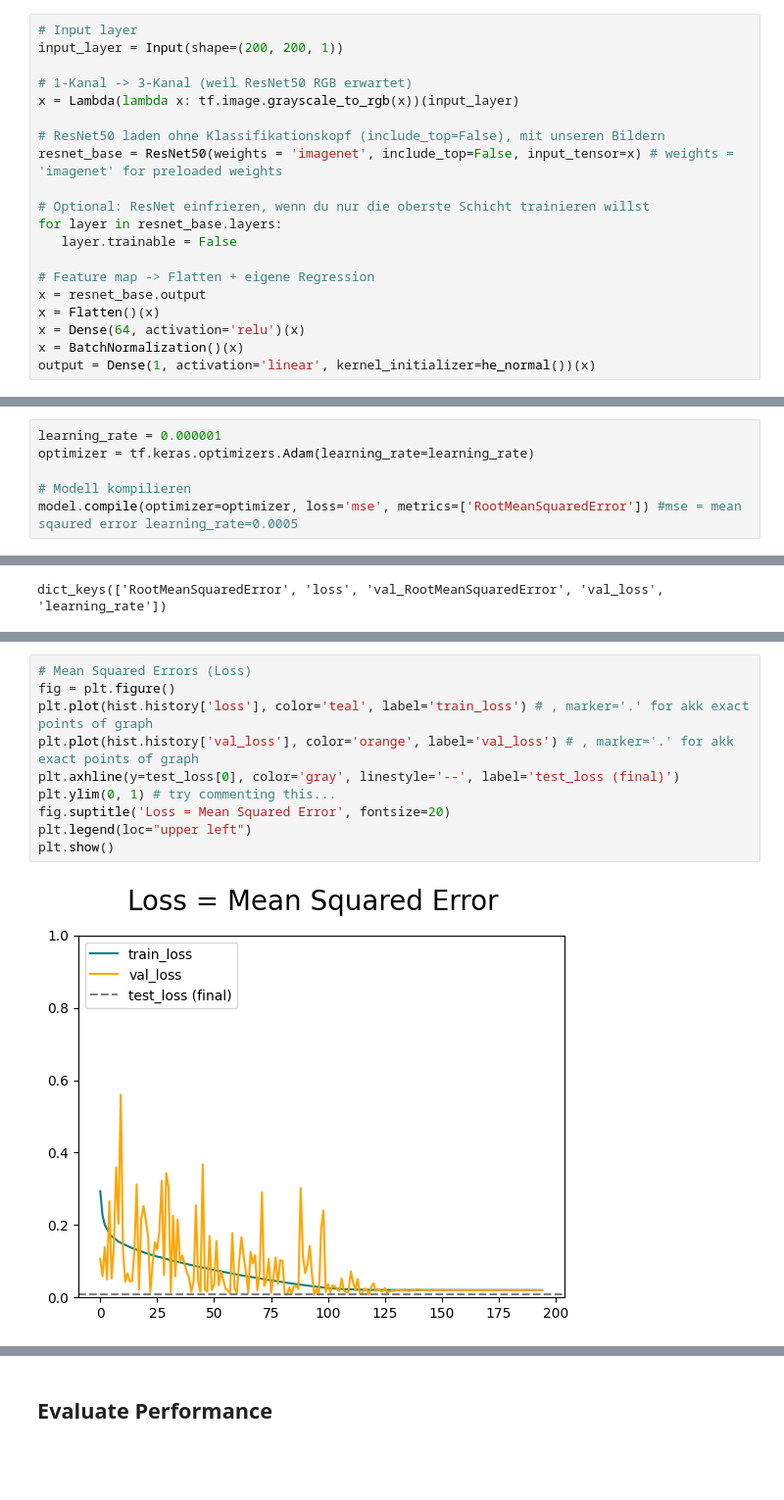
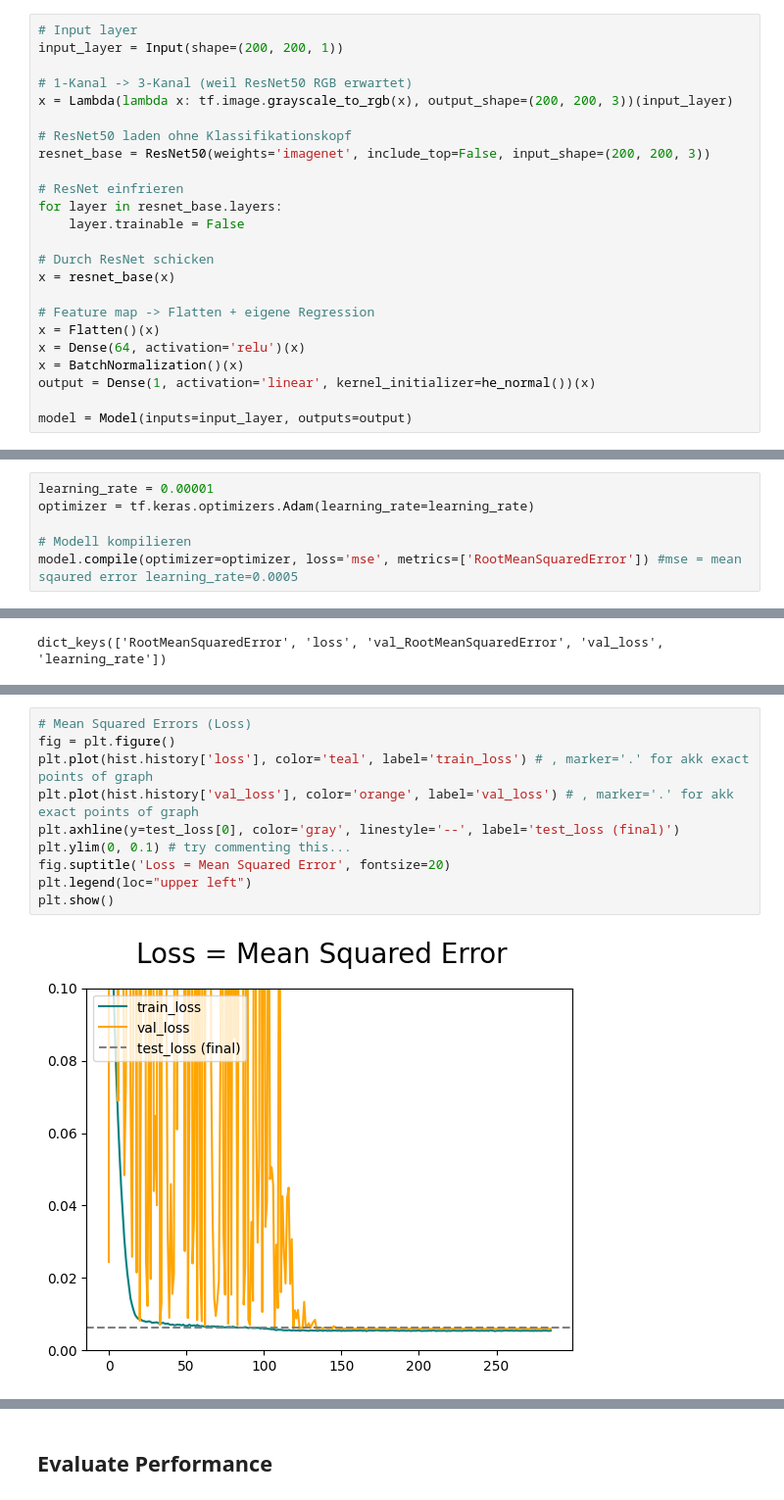
Before and after one commit to JannesGitHub/SDAS-Prediction-CV, a Jupyter notebook: notebooks_CNN/ResNet_SDAS_Prediction_Pipeline.ipynb, the cells around one changed output, grey strips where cells are left out. Shown at 98% size. Saved outputs shown, nothing was run; the diff lists cells and outputs as text; blank space fills up the shorter version.

```diff
--- a/notebooks_CNN/ResNet_SDAS_Prediction_Pipeline.ipynb
+++ b/notebooks_CNN/ResNet_SDAS_Prediction_Pipeline.ipynb
@@ -112,19 +112,23 @@ os.environ['PYTHONHASHSEED'] = '42'
 input_layer = Input(shape=(200, 200, 1))
 
 # 1-Kanal -> 3-Kanal (weil ResNet50 RGB erwartet)
-x = Lambda(lambda x: tf.image.grayscale_to_rgb(x))(input_layer)
+x = Lambda(lambda x: tf.image.grayscale_to_rgb(x), output_shape=(200, 200, 3))(input_layer)
 
-# ResNet50 laden ohne Klassifikationskopf (include_top=False), mit unseren Bildern
-resnet_base = ResNet50(weights = 'imagenet', include_top=False, input_tensor=x) # weights = 'imagenet' for preloaded weights
+# ResNet50 laden ohne Klassifikationskopf
+resnet_base = ResNet50(weights='imagenet', include_top=False, input_shape=(200, 200, 3))
 
-# Optional: ResNet einfrieren, wenn du nur die oberste Schicht trainieren willst
+# ResNet einfrieren
 for layer in resnet_base.layers:
-   layer.trainable = False
+    layer.trainable = False
+
+# Durch ResNet schicken
+x = resnet_base(x)
 
 # Feature map -> Flatten + eigene Regression
-x = resnet_base.output
 x = Flatten()(x)
 x = Dense(64, activation='relu')(x)
 x = BatchNormalization()(x)
 output = Dense(1, activation='linear', kernel_initializer=he_normal())(x)
+
+model = Model(inputs=input_layer, outputs=output)
 # %% [output]
@@ -135,5 +136,5 @@ model = Model(inputs=input_layer, outputs=output)
 # %%
-learning_rate = 0.000001
+learning_rate = 0.00001
 optimizer = tf.keras.optimizers.Adam(learning_rate=learning_rate)
 
 # Modell kompilieren
@@ -517,15 +522,15 @@ print(hist.history)
 # %%
 # Mean Squared Errors (Loss)
 fig = plt.figure()
 plt.plot(hist.history['loss'], color='teal', label='train_loss') # , marker='.' for akk exact points of graph
 plt.plot(hist.history['val_loss'], color='orange', label='val_loss') # , marker='.' for akk exact points of graph
 plt.axhline(y=test_loss[0], color='gray', linestyle='--', label='test_loss (final)')
-plt.ylim(0, 1) # try commenting this...
+plt.ylim(0, 0.1) # try commenting this...
 fig.suptitle('Loss = Mean Squared Error', fontsize=20)
 plt.legend(loc="upper left")
 plt.show()
 # %% [output]
-[figure, old version]
+[figure, new version]
 # %%
 # # Root Mean Squared Errors (Metric)
 fig = plt.figure()
```
Also changed, not shown: parts of 17 cells of this notebook, 3 other files.
